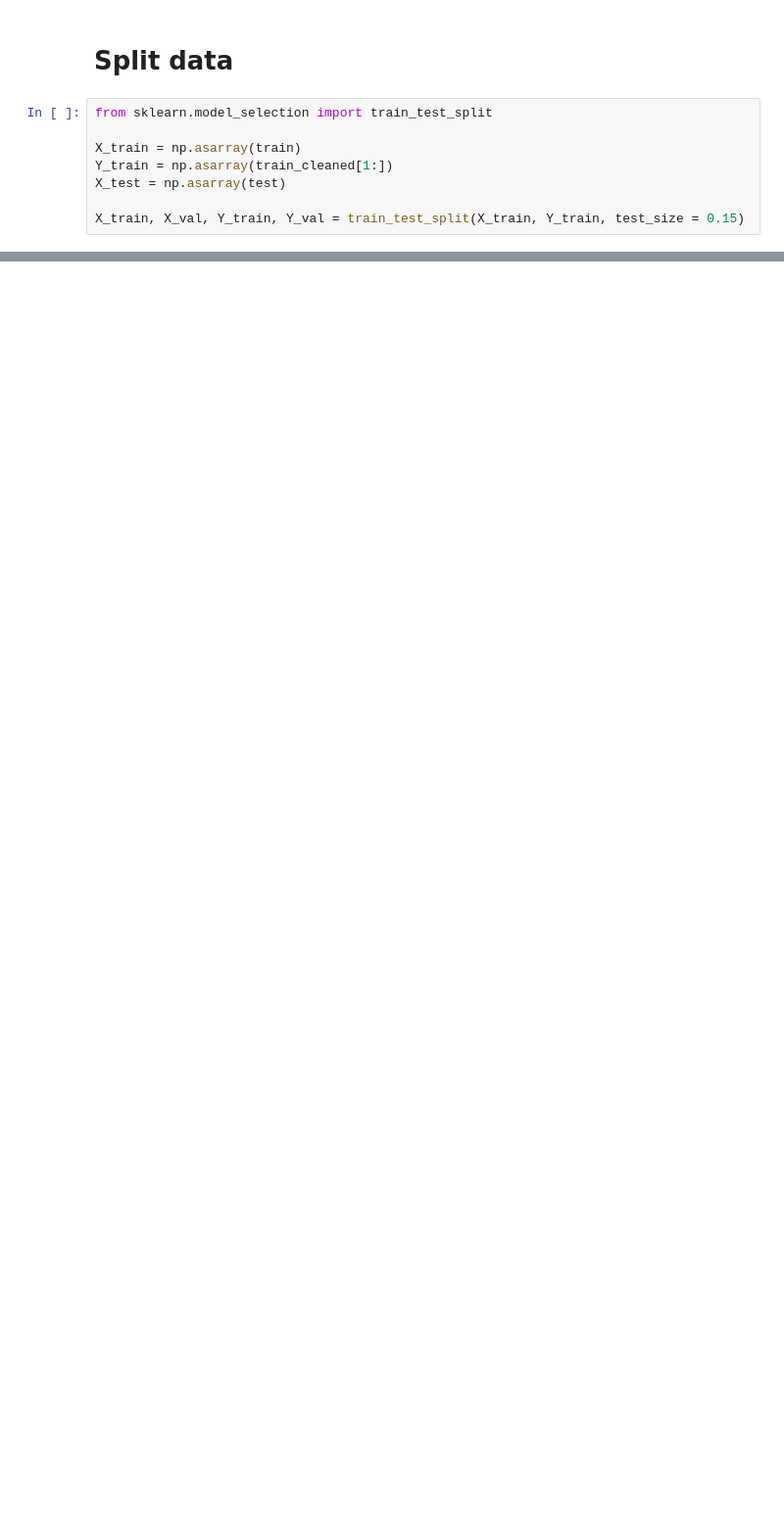
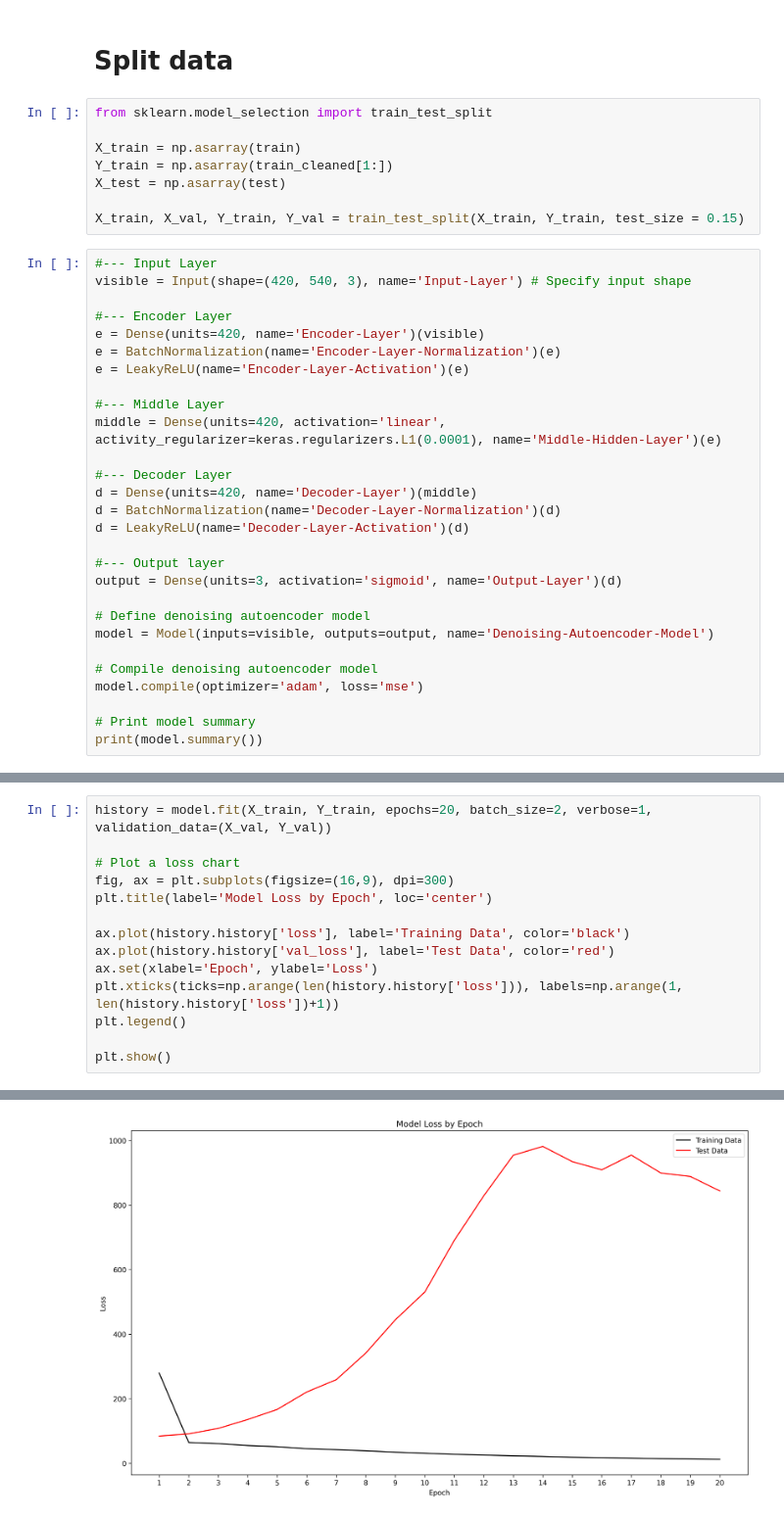
Before and after one commit to PolinaLegusheva/data_and_model, a Jupyter notebook: model.ipynb, the cells around one changed output, grey strips where cells are left out. Shown at 98% size. Saved outputs shown, nothing was run; the diff lists cells and outputs as text; blank space fills up the shorter version.

```diff
--- a/model.ipynb
+++ b/model.ipynb
@@ -86,3 +73,31 @@ Y_train = np.asarray(train_cleaned[1:])
 X_test = np.asarray(test)
 
 X_train, X_val, Y_train, Y_val = train_test_split(X_train, Y_train, test_size = 0.15)
+# %%
+#--- Input Layer
+visible = Input(shape=(420, 540, 3), name='Input-Layer') # Specify input shape
+
+#--- Encoder Layer
+e = Dense(units=420, name='Encoder-Layer')(visible)
+e = BatchNormalization(name='Encoder-Layer-Normalization')(e)
+e = LeakyReLU(name='Encoder-Layer-Activation')(e)
+
+#--- Middle Layer
+middle = Dense(units=420, activation='linear', activity_regularizer=keras.regularizers.L1(0.0001), name='Middle-Hidden-Layer')(e)
+
+#--- Decoder Layer
+d = Dense(units=420, name='Decoder-Layer')(middle)
+d = BatchNormalization(name='Decoder-Layer-Normalization')(d)
+d = LeakyReLU(name='Decoder-Layer-Activation')(d)
+
+#--- Output layer
+output = Dense(units=3, activation='sigmoid', name='Output-Layer')(d)
+
+# Define denoising autoencoder model
+model = Model(inputs=visible, outputs=output, name='Denoising-Autoencoder-Model')
+
+# Compile denoising autoencoder model
+model.compile(optimizer='adam', loss='mse')
+
+# Print model summary
+print(model.summary())
@@ -88,0 +122,15 @@ X_train, X_val, Y_train, Y_val = train_test_split(X_train, Y_train, test_size =
+# %%
+history = model.fit(X_train, Y_train, epochs=20, batch_size=2, verbose=1, validation_data=(X_val, Y_val))
+
+# Plot a loss chart
+fig, ax = plt.subplots(figsize=(16,9), dpi=300)
+plt.title(label='Model Loss by Epoch', loc='center')
+
+ax.plot(history.history['loss'], label='Training Data', color='black')
+ax.plot(history.history['val_loss'], label='Test Data', color='red')
+ax.set(xlabel='Epoch', ylabel='Loss')
+plt.xticks(ticks=np.arange(len(history.history['loss'])), labels=np.arange(1, len(history.history['loss'])+1))
+plt.legend()
+
+plt.show()
+# %% [output]
@@ -88,0 +154 @@ X_train, X_val, Y_train, Y_val = train_test_split(X_train, Y_train, test_size =
+[figure, added]
```
Also changed, not shown: parts of 10 cells of this notebook.
